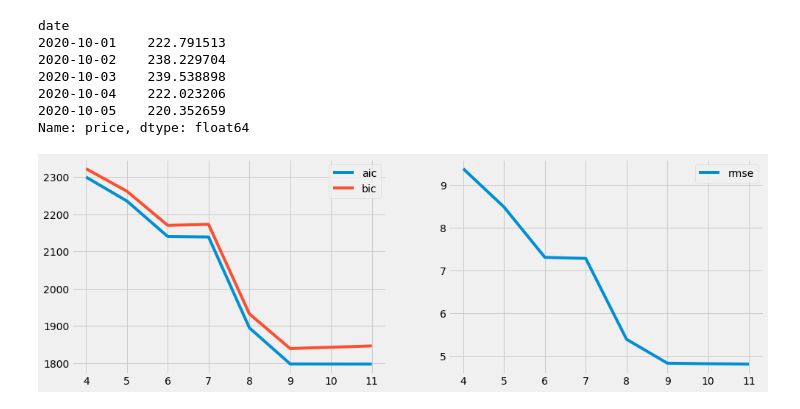
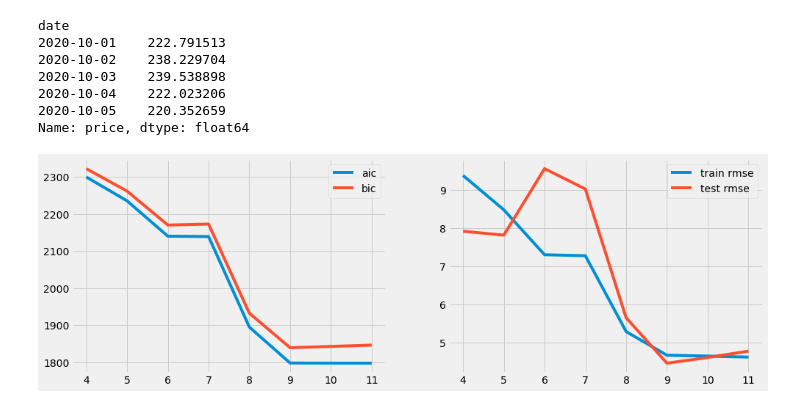
Before and after one commit to Shen-Andrew/Cogs108-Group-Project, a Jupyter notebook: ARIMA modeling.ipynb, the cells around one changed output. Saved outputs shown, nothing was run; the diff lists cells and outputs as text; code cells hidden in the pictures.

```diff
--- a/ARIMA modeling.ipynb
+++ b/ARIMA modeling.ipynb
@@ -102,17 +119,26 @@ date
 Name: price, dtype: float64
 # %%
 # Function to calculate rmse using residual values
-calculate_rmse = lambda res: np.sqrt((res ** 2).sum()/(len(res) - 1))
+calculate_rmse = lambda res: np.sqrt((res ** 2).sum()/(len(res)))
 # %%
-# Grid search to find optimal Autoregression order
-ar_search = pd.DataFrame(columns=["aic", "bic", "rmse"])
+# Search to find optimal Autoregression order
+ar_search = pd.DataFrame(columns=["aic", "bic", "train rmse", "test rmse"])
 for i in range(4, 12):
-    arma_model = ARIMA(train_part, order=(i, 0, 0))
-    arma_res = arma_model.fit()
-    ar_search.loc[i] = (arma_res.aic, arma_res.bic, calculate_rmse(arma_res.resid))
+    # Fit AR model
+    ar_model = ARIMA(train_part, order=(i, 0, 0))
+    ar_res = ar_model.fit()
+
+    # Calculate metrics
+    train_rmse = calculate_rmse(ar_res.resid)
+    test_preds = ar_res.forecast(len(test_part))[0]
+    test_rmse =  calculate_rmse(test_preds - test_part)
+
+    # Add metrics to dataframe
+    ar_search.loc[i] = (ar_res.aic, ar_res.bic, train_rmse, test_rmse)
+
 fig, (ax1, ax2) = plt.subplots(1, 2, figsize=(15, 5))
 ar_search.plot(y=["aic", "bic"], ax=ax1)
-ar_search.plot(y="rmse", ax=ax2);
+ar_search.plot(y=["train rmse", "test rmse"], ax=ax2);
 # %% [output]
-[figure, old version]
+[figure, new version]
 # %%
```
Also changed, not shown: parts of 30 cells of this notebook, 3 other files.
